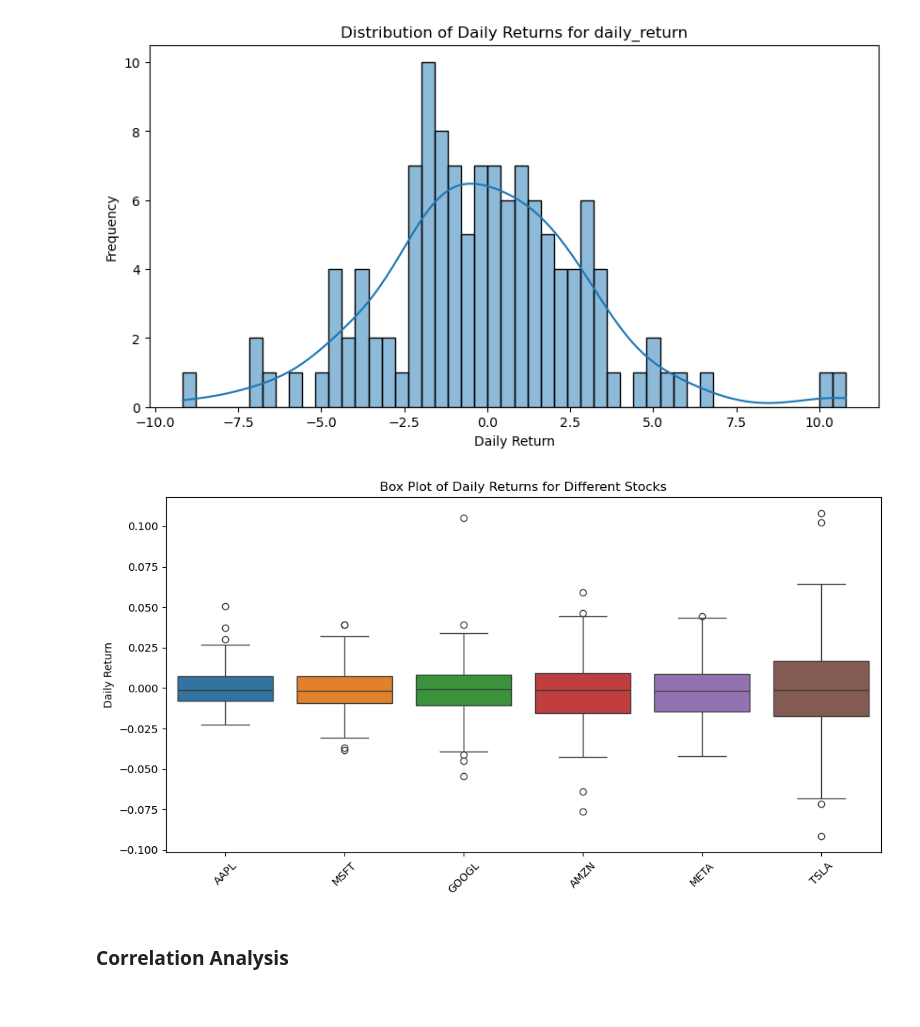
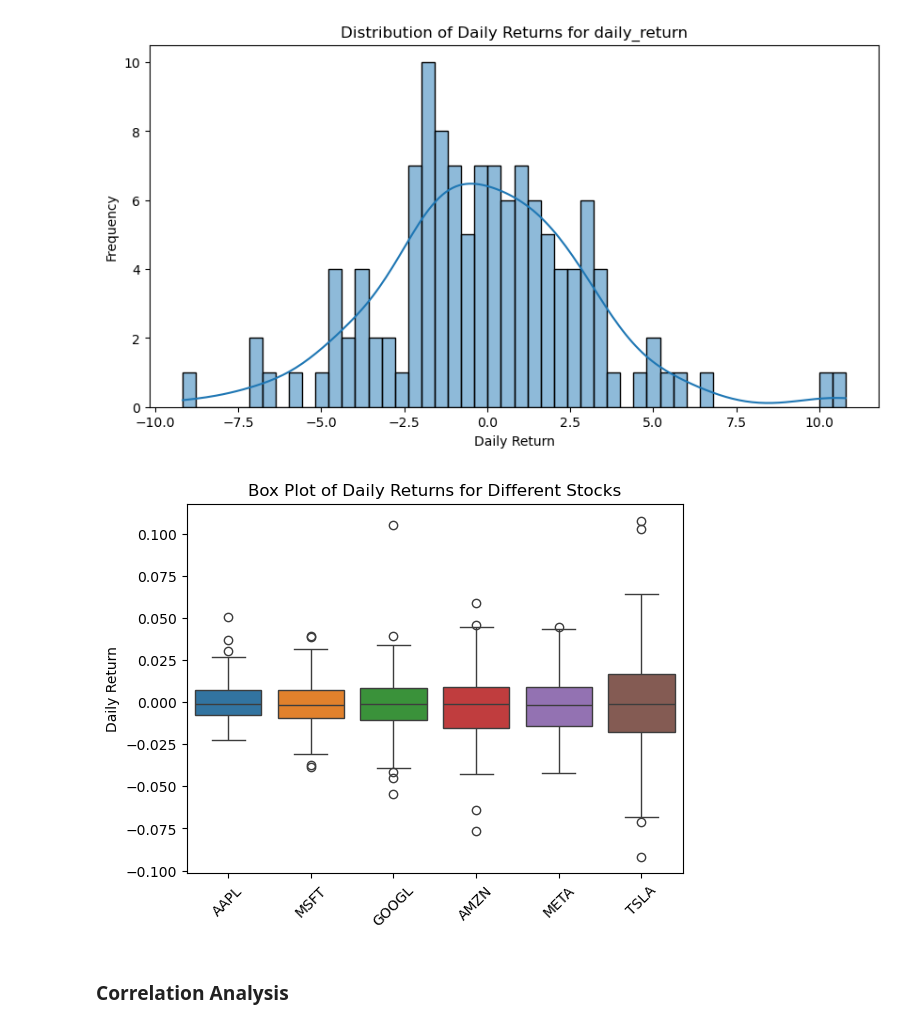
Before and after one commit to anly501/dsan-5000-project-rongmusun, a Jupyter notebook: my_website/data cleaning.ipynb, the cells around one changed output. Cells and saved outputs as stored; diff of their text form; code cells hidden in the pictures.

```diff
--- a/my_website/data cleaning.ipynb
+++ b/my_website/data cleaning.ipynb
@@ -376,15 +376,14 @@ for column in TSLA.filter(regex='daily_return$').columns:
 # %%
 daily_returns = closing_prices.pct_change().dropna()
 
-plt.figure(figsize=(12, 6))
 sns.boxplot(data=daily_returns)
 
 plt.title('Box Plot of Daily Returns for Different Stocks')
 plt.ylabel('Daily Return')
 plt.xticks(rotation=45)
 plt.show()
 # %% [output]
-[figure, old version]
+[figure, new version]
 # %% [markdown]
 ### Correlation Analysis
 # %%
```
Also changed, not shown: parts of 1 cell of this notebook.
